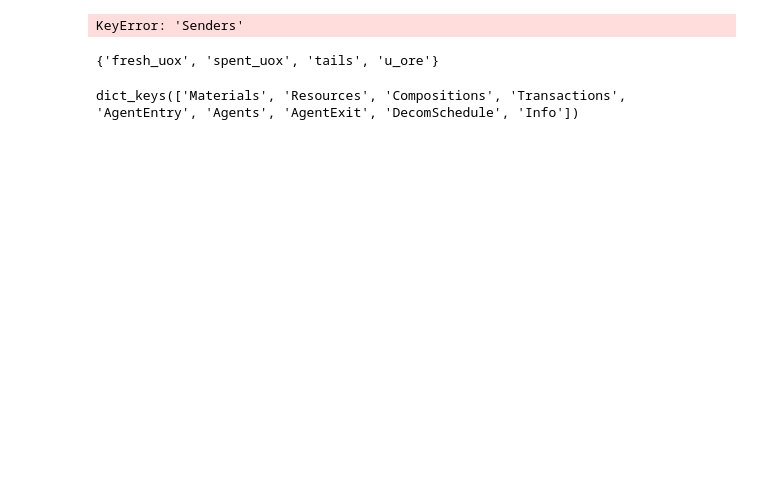
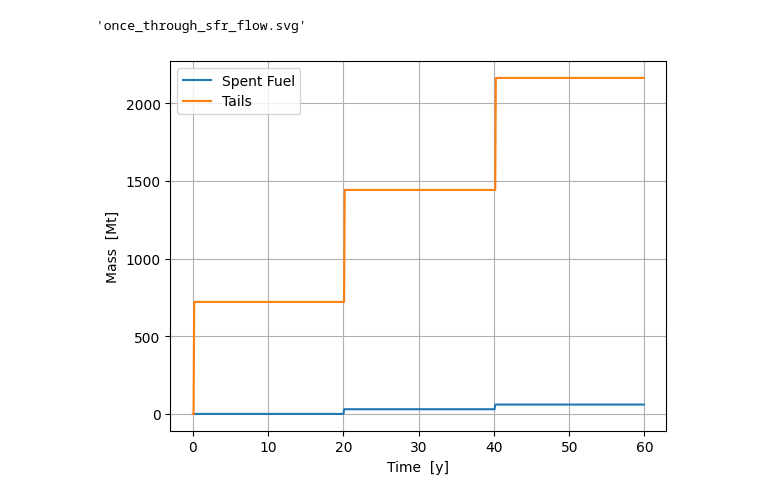
Before and after one commit to nglaser3/SFR-FuelCycle, a Jupyter notebook: cyclus/postprocessing/process.ipynb, the cells around one changed output. Drawn from its saved outputs; the diff is of its cells as text; code cells hidden in the pictures; blank space fills up the shorter version.

Commit message:
Cyclus results

```diff
--- a/cyclus/postprocessing/process.ipynb
+++ b/cyclus/postprocessing/process.ipynb
@@ -3,18 +3,36 @@ import cymetric as cym
 from cymetric import filters
 from cymetric import graphs
 from cymetric import timeseries
-file = '../cyclus.sqlite'
+import matplotlib.pyplot as plt
+import numpy as np
+import warnings
+warnings.filterwarnings("ignore")
+file = '../input_files/once_through_sfr.sqlite'
 file = cym.tools.dbopen(file)
 ev = cym.Evaluator(file, write=False)
-# %%
-graphs.flow_graph(ev, commodities=[''])
-# %% [output]
-KeyError: 'Senders'
-# %%
-set(ev.eval('Transactions')['Commodity'])
-# %% [output]
-{'fresh_uox', 'spent_uox', 'tails', 'u_ore'}
+# %%
+## Flow chart
+flowchart = graphs.flow_graph(ev)
+for node in ['\tUSA\n', '\tSFR_COMPANY\n', '\t"United States Nuclear"\n']:
+    flowchart.body.remove(node)
+flowchart.render(filename='once_through_sfr_flow', format='svg')
+# %% [output]
+'once_through_sfr_flow.svg'
 # %%
-ev.metrics.keys()
+## Waste
+hlw = timeseries.transactions(evaler=ev, commodities=['spent_sfr'])
+time = hlw['Time']
+hlw_cum = hlw['Mass'].cumsum()
+llw = timeseries.transactions(evaler=ev, commodities=['tails'])
+time = llw['Time']
+llw_cum = llw['Mass'].cumsum()
+plt.plot(time/12, hlw_cum/1e3, label = 'Spent Fuel')
+plt.plot(time/12, llw_cum/1e3, label='Tails')
+plt.legend()
+plt.grid()
+plt.xlabel('Time  [y]')
+plt.ylabel('Mass  [Mt]')
+plt.savefig('once_through_sfr_waste.png', dpi=600)
+plt.show()
 # %% [output]
-dict_keys(['Materials', 'Resources', 'Compositions', 'Transactions', 'AgentEntry', 'Agents', 'AgentExit', 'DecomSchedule', 'Info'])
+[figure, added]
```
Also changed, not shown: parts of 9 cells of this notebook, 3 other files.
